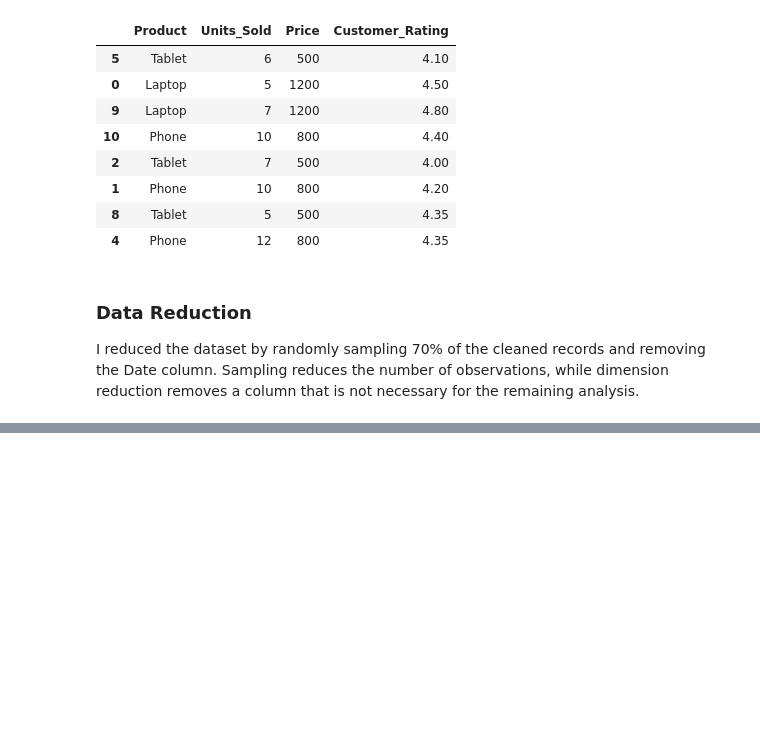
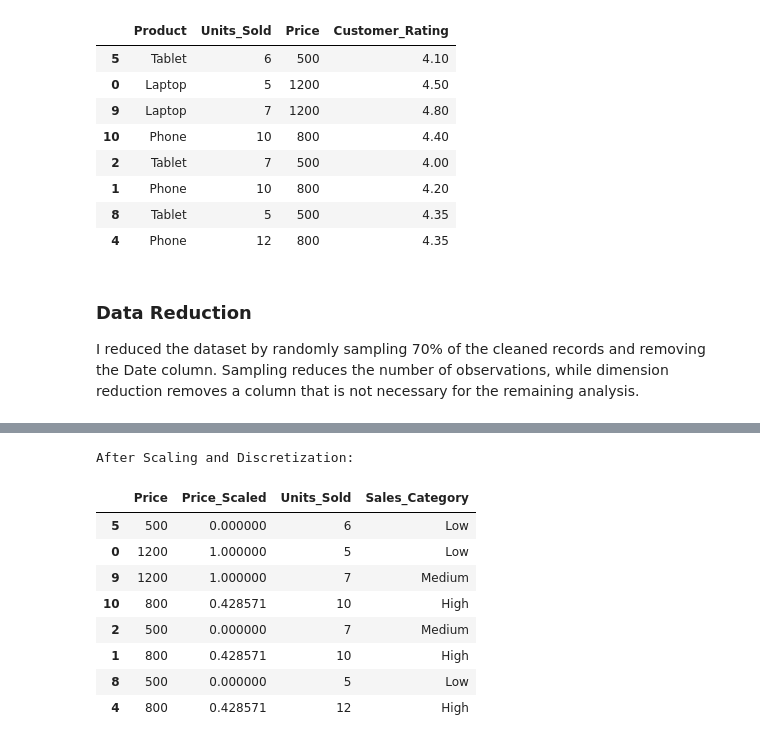
Before and after one commit to elkana-m/CS-634, a Jupyter notebook: lab1/lab1.ipynb, the cells around one changed output, grey strips where cells are left out. Drawn from its saved outputs; the diff is of its cells as text; code cells hidden in the pictures; blank space fills up the shorter version.

```diff
--- a/lab1/lab1.ipynb
+++ b/lab1/lab1.ipynb
@@ -217,0 +231,32 @@ I reduced the dataset by randomly sampling 70% of the cleaned records and removi
+# %%
+df_scaled = df_reduced.copy()
+
+# Min-Max Scaling
+min_price = df_scaled["Price"].min()
+max_price = df_scaled["Price"].max()
+
+df_scaled["Price_Scaled"] = (
+    (df_scaled["Price"] - min_price) /
+    (max_price - min_price)
+)
+
+# Discretization
+df_scaled["Sales_Category"] = pd.cut(
+    df_scaled["Units_Sold"],
+    bins=[0, 6, 9, float("inf")],
+    labels=["Low", "Medium", "High"]
+)
+
+print("After Scaling and Discretization:")
+df_scaled[["Price", "Price_Scaled", "Units_Sold", "Sales_Category"]]
+# %% [output]
+After Scaling and Discretization:
+|  | Price | Price_Scaled | Units_Sold | Sales_Category |
+| 5 | 500 | 0.000000 | 6 | Low |
+| 0 | 1200 | 1.000000 | 5 | Low |
+| 9 | 1200 | 1.000000 | 7 | Medium |
+| 10 | 800 | 0.428571 | 10 | High |
+| 2 | 500 | 0.000000 | 7 | Medium |
+| 1 | 800 | 0.428571 | 10 | High |
+| 8 | 500 | 0.000000 | 5 | Low |
+| 4 | 800 | 0.428571 | 12 | High |
```
Also changed, not shown: parts of 12 cells of this notebook.
